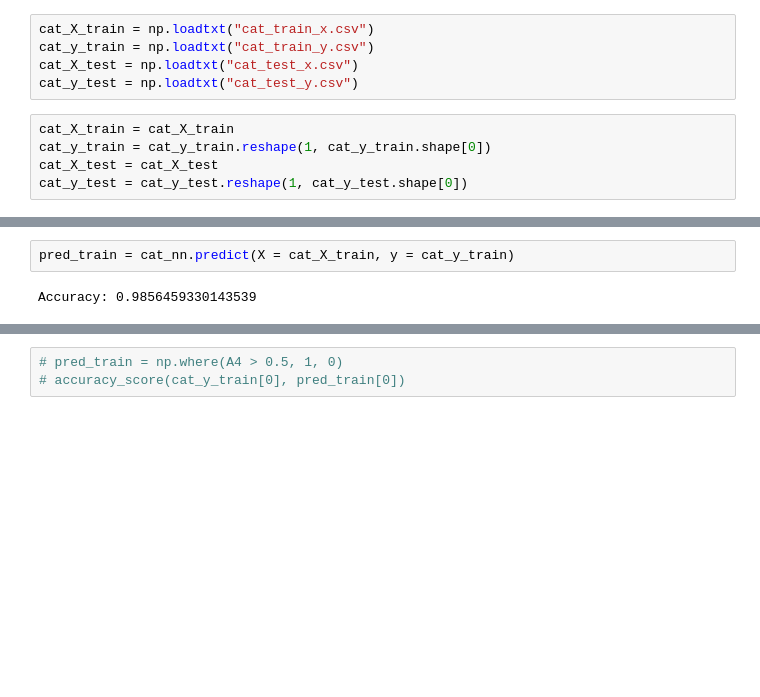
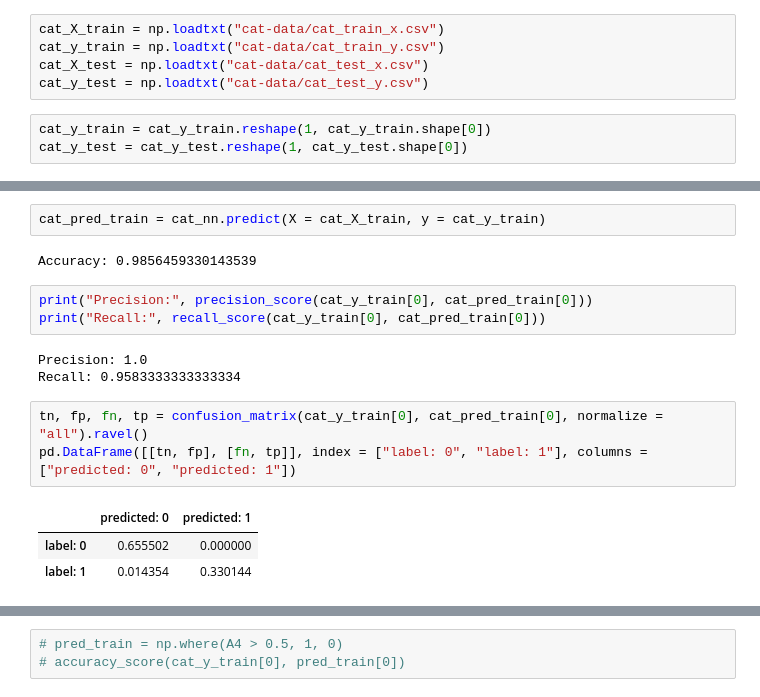
Before and after one commit to Kim-Sha/mlp-binary-classifier, a Jupyter notebook: churn_NN_application.ipynb, the cells around one changed output, grey strips where cells are left out. Cells and saved outputs as stored; diff of their text form; blank space fills up the shorter version.

```diff
--- a/churn_NN_application.ipynb
+++ b/churn_NN_application.ipynb
@@ -74,12 +93,10 @@ array([[1., 1., 1., 1., 1., 1., 1., 1., 1., 1., 1., 0., 1., 1., 0., 1.,
 # %% [markdown]
 # Cat Classifier
 # %%
-cat_X_train = np.loadtxt("cat_train_x.csv")
-cat_y_train = np.loadtxt("cat_train_y.csv")
-cat_X_test = np.loadtxt("cat_test_x.csv")
-cat_y_test = np.loadtxt("cat_test_y.csv")
+cat_X_train = np.loadtxt("cat-data/cat_train_x.csv")
+cat_y_train = np.loadtxt("cat-data/cat_train_y.csv")
+cat_X_test = np.loadtxt("cat-data/cat_test_x.csv")
+cat_y_test = np.loadtxt("cat-data/cat_test_y.csv")
 # %%
-cat_X_train = cat_X_train
 cat_y_train = cat_y_train.reshape(1, cat_y_train.shape[0])
-cat_X_test = cat_X_test
 cat_y_test = cat_y_test.reshape(1, cat_y_test.shape[0])
@@ -109,7 +136,20 @@ Cost after iteration 2300: 0.100897
 Cost after iteration 2400: 0.092878
 [figure]
 # %%
-pred_train = cat_nn.predict(X = cat_X_train, y = cat_y_train)
+cat_pred_train = cat_nn.predict(X = cat_X_train, y = cat_y_train)
 # %% [output]
 Accuracy: 0.9856459330143539
+# %%
+print("Precision:", precision_score(cat_y_train[0], cat_pred_train[0]))
+print("Recall:", recall_score(cat_y_train[0], cat_pred_train[0]))
+# %% [output]
+Precision: 1.0
+Recall: 0.9583333333333334
+# %%
+tn, fp, fn, tp = confusion_matrix(cat_y_train[0], cat_pred_train[0], normalize = "all").ravel()
+pd.DataFrame([[tn, fp], [fn, tp]], index = ["label: 0", "label: 1"], columns = ["predicted: 0", "predicted: 1"])
+# %% [output]
+|  | predicted: 0 | predicted: 1 |
+| label: 0 | 0.655502 | 0.000000 |
+| label: 1 | 0.014354 | 0.330144 |
 # %%
```
Also changed, not shown: parts of 17 cells of this notebook.
